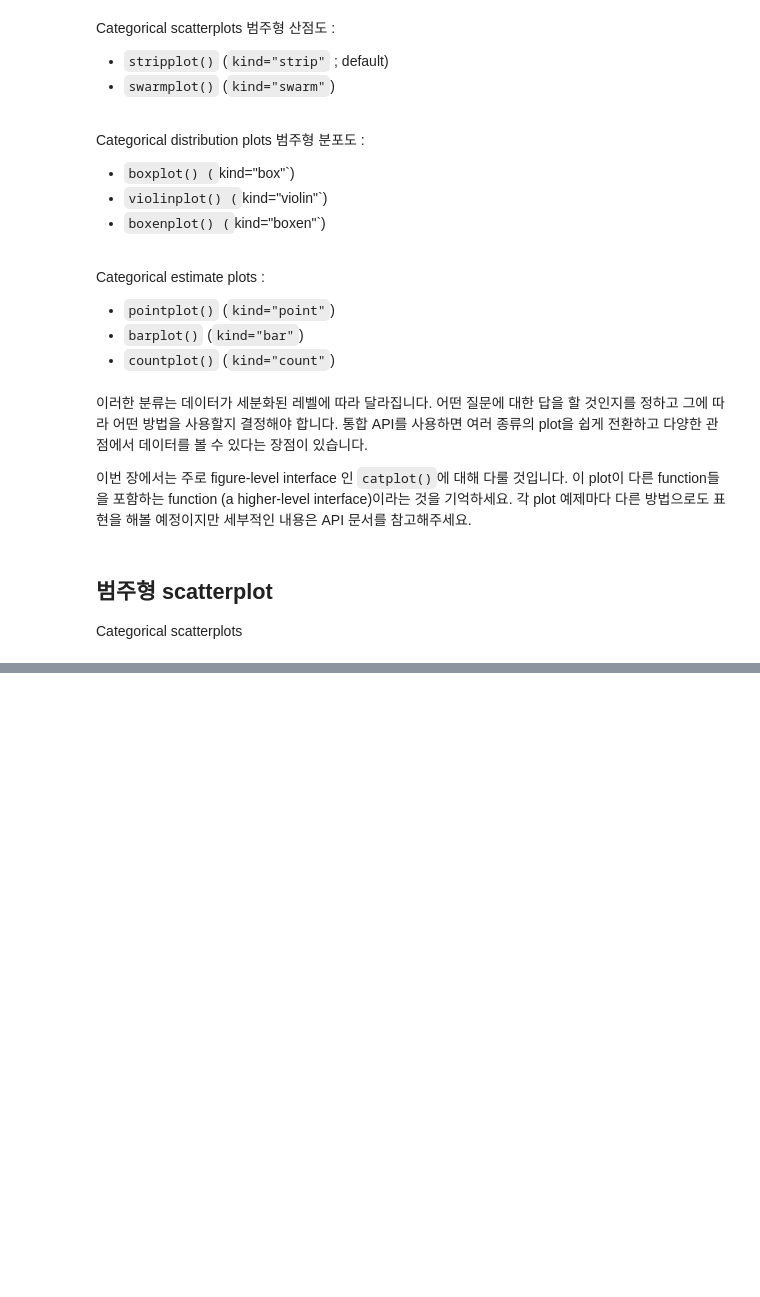
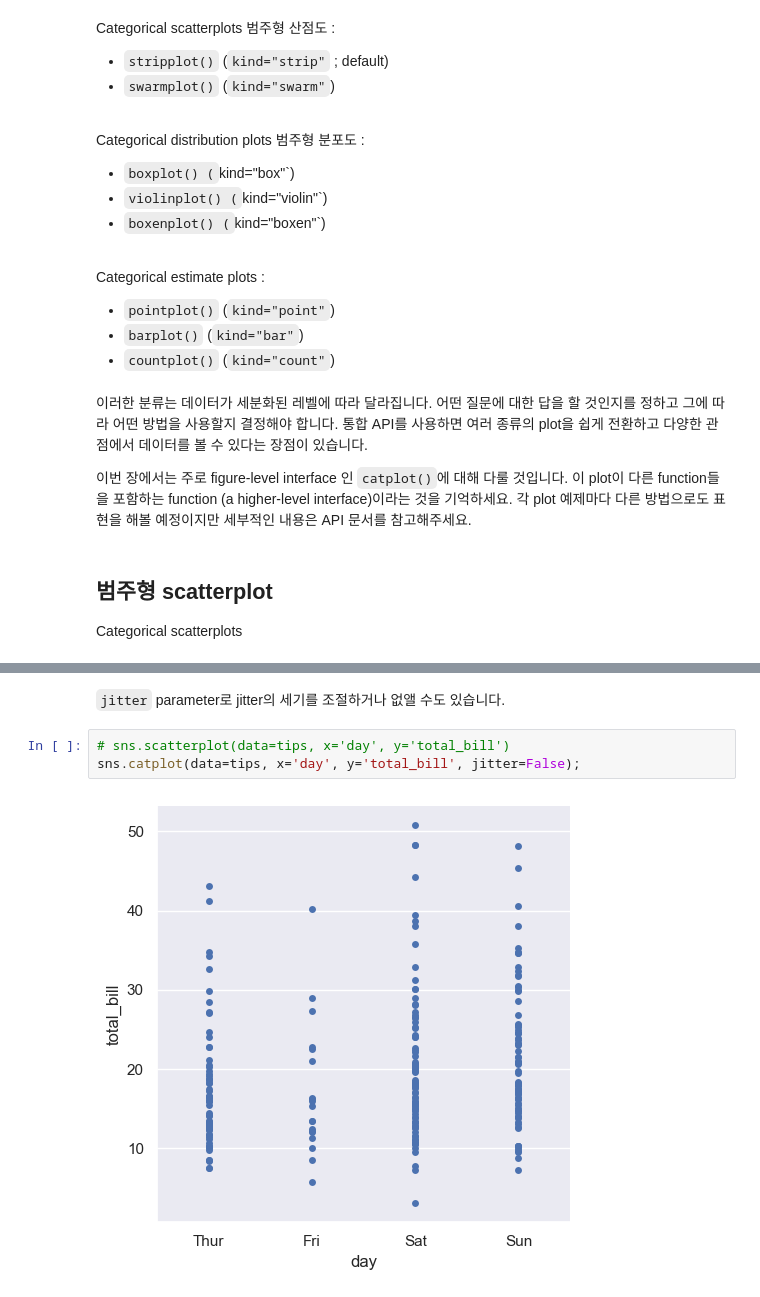
Before and after one commit to kjmn1105/Seaborn-Tuorial, a Jupyter notebook: 08_Plotting functions (3).ipynb, the cells around one changed output, grey strips where cells are left out. Cells and saved outputs as stored; diff of their text form; blank space fills up the shorter version.

```diff
--- a/08_Plotting functions (3).ipynb
+++ b/08_Plotting functions (3).ipynb
@@ -53,0 +65,7 @@ Categorical scatterplots
+# %% [markdown]
+`jitter` parameter로 jitter의 세기를 조절하거나 없앨 수도 있습니다.
+# %%
+# sns.scatterplot(data=tips, x='day', y='total_bill')
+sns.catplot(data=tips, x='day', y='total_bill', jitter=False);
+# %% [output]
+[figure, added]
```
Also changed, not shown: parts of 12 cells of this notebook.
